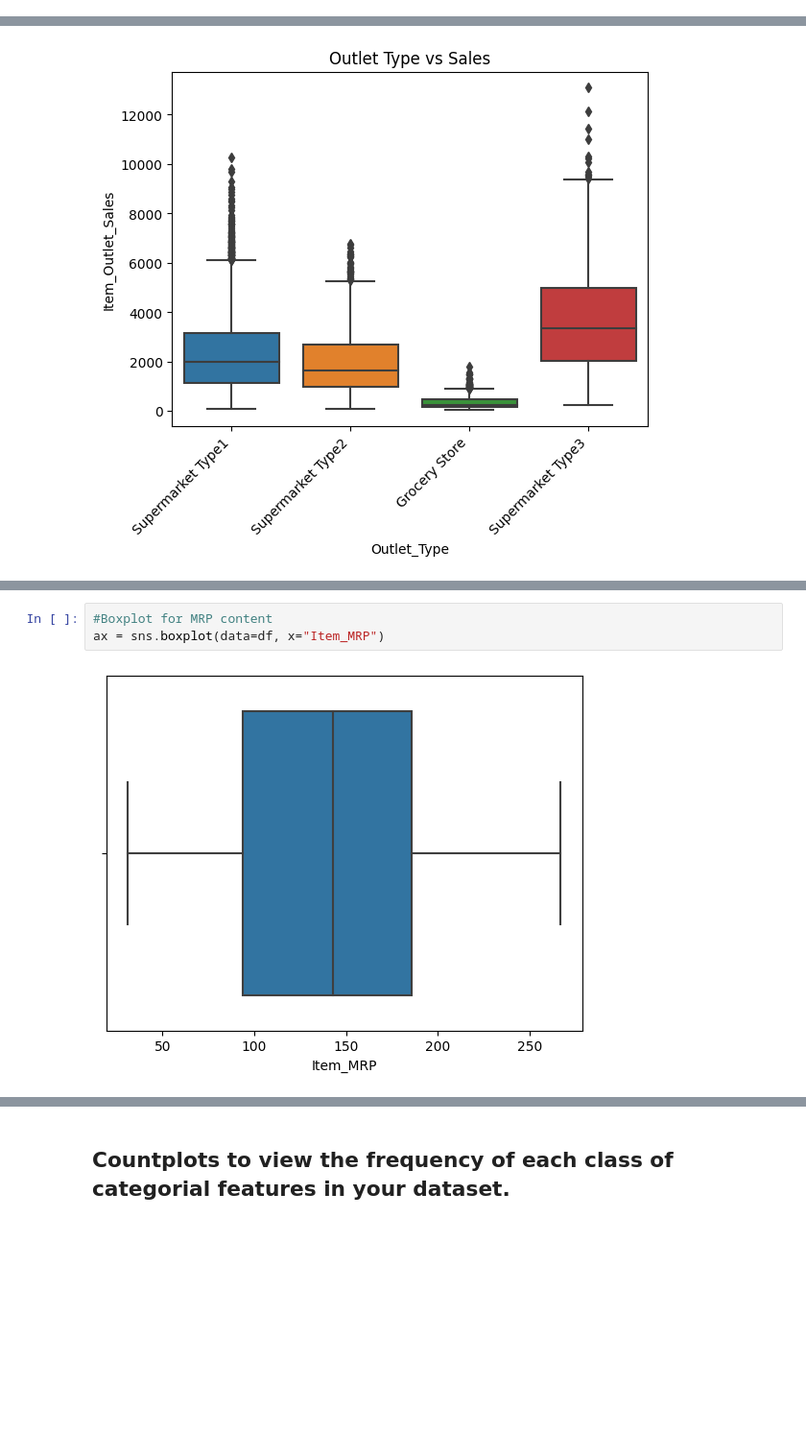
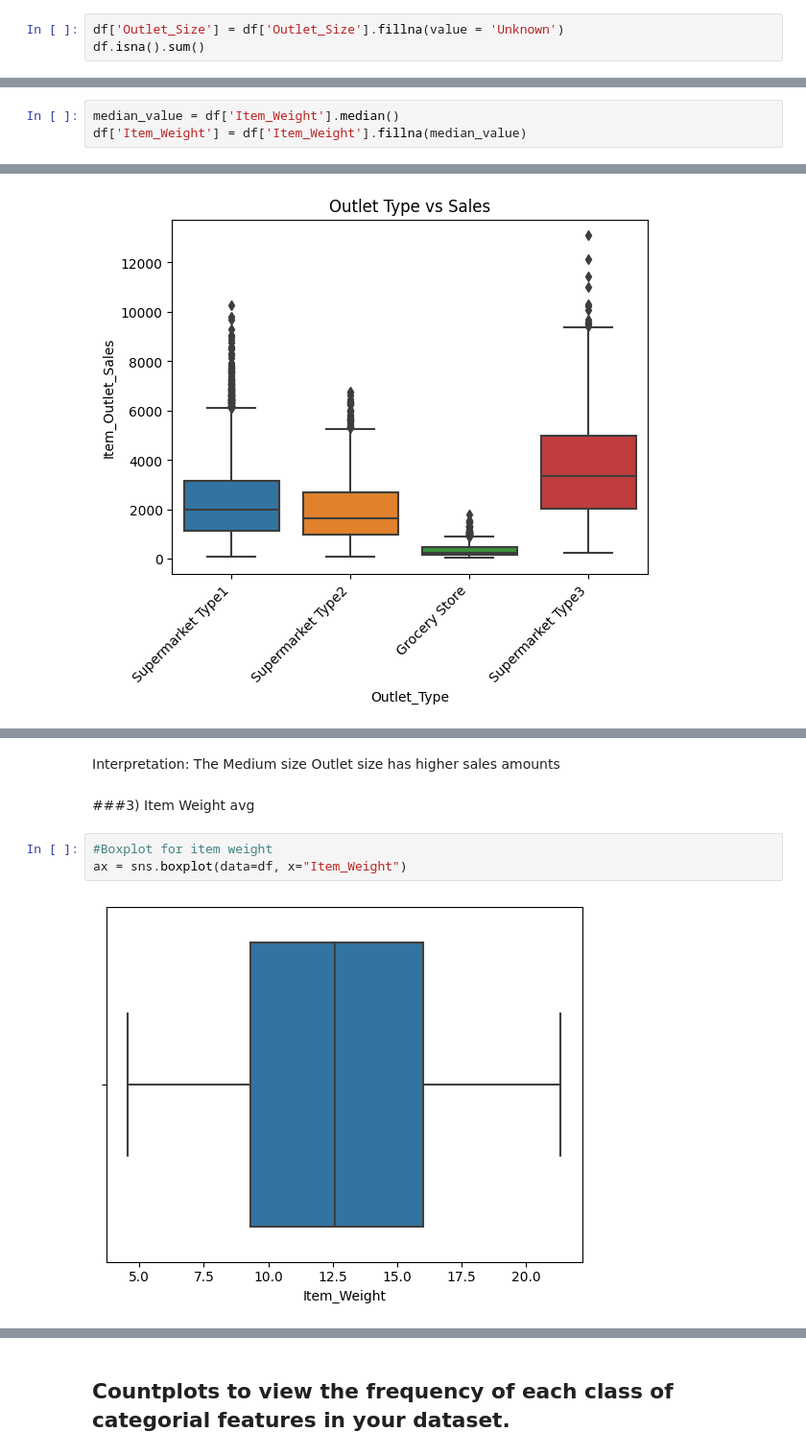
Before and after one commit to MrBCPT/Prediction-of-Product-Sales, a Jupyter notebook: Project_1_Part_3_(Core).ipynb, the cells around one changed output, grey strips where cells are left out. Shown at 96% size. Cells and saved outputs as stored; diff of their text form; blank space fills up the shorter version.

```diff
--- a/Project_1_Part_3_(Core).ipynb
+++ b/Project_1_Part_3_(Core).ipynb
@@ -53,0 +112,3 @@ memory usage: 799.2+ KB
+# %%
+df['Outlet_Size'] = df['Outlet_Size'].fillna(value = 'Unknown')
+df.isna().sum()
@@ -53,0 +147,3 @@ memory usage: 799.2+ KB
+# %%
+median_value = df['Item_Weight'].median()
+df['Item_Weight'] = df['Item_Weight'].fillna(median_value)
@@ -80,5 +209,9 @@ ax.set_xticklabels(ax.get_xticklabels(), rotation=45, ha='right')
+# %% [markdown]
+Interpretation: The Medium size Outlet size has higher sales amounts
+# %% [markdown]
+###3) Item Weight avg
 # %%
-#Boxplot for MRP content
-ax = sns.boxplot(data=df, x="Item_MRP")
+#Boxplot for item weight
+ax = sns.boxplot(data=df, x="Item_Weight")
 # %% [output]
-[figure, old version]
+[figure, new version]
```
Also changed, not shown: parts of 32 cells of this notebook.
